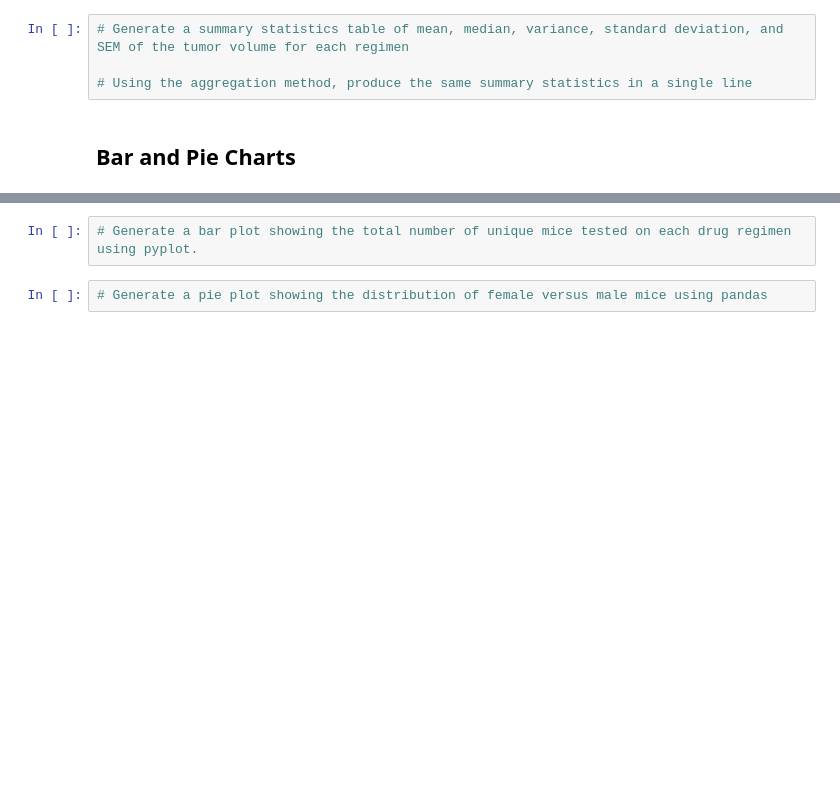
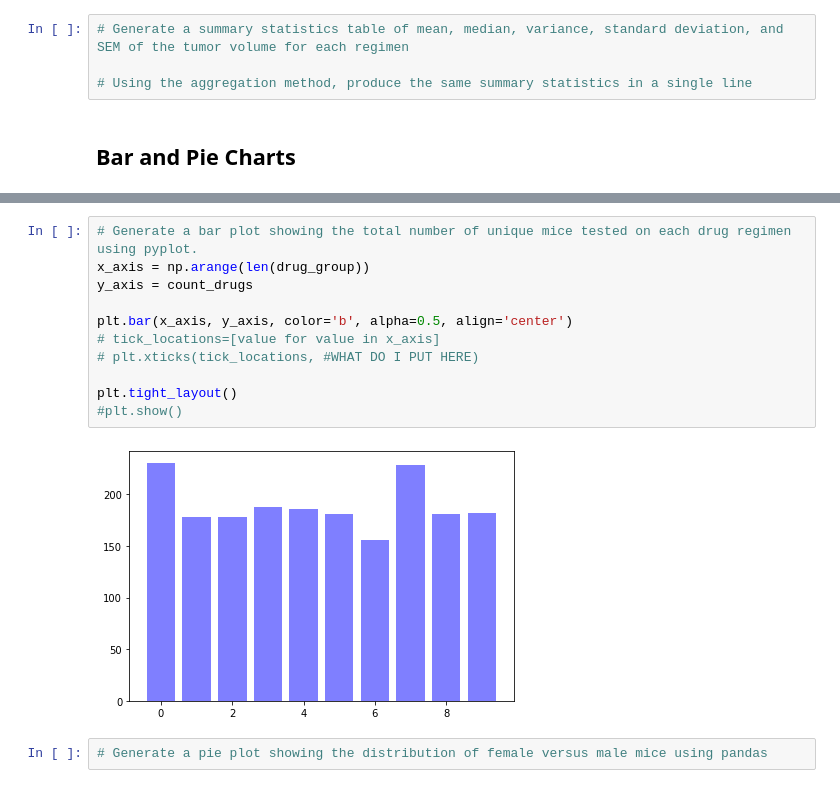
Before and after one commit to mizgutdina/matplotlib-challenge, a Jupyter notebook: pymaceuticals_starter.ipynb, the cells around one changed output, grey strips where cells are left out. Cells and saved outputs as stored; diff of their text form; blank space fills up the shorter version.

```diff
--- a/pymaceuticals_starter.ipynb
+++ b/pymaceuticals_starter.ipynb
@@ -119,5 +234,16 @@ number_mice
 # %%
 # Generate a bar plot showing the total number of unique mice tested on each drug regimen using pyplot.
+x_axis = np.arange(len(drug_group))
+y_axis = count_drugs
+
+plt.bar(x_axis, y_axis, color='b', alpha=0.5, align='center')
+# tick_locations=[value for value in x_axis]
+# plt.xticks(tick_locations, #WHAT DO I PUT HERE)
+
+plt.tight_layout()
+#plt.show()
+# %% [output]
+[figure, added]
 # %%
 # Generate a pie plot showing the distribution of female versus male mice using pandas
 # %%
```
Also changed, not shown: parts of 8 cells of this notebook.
